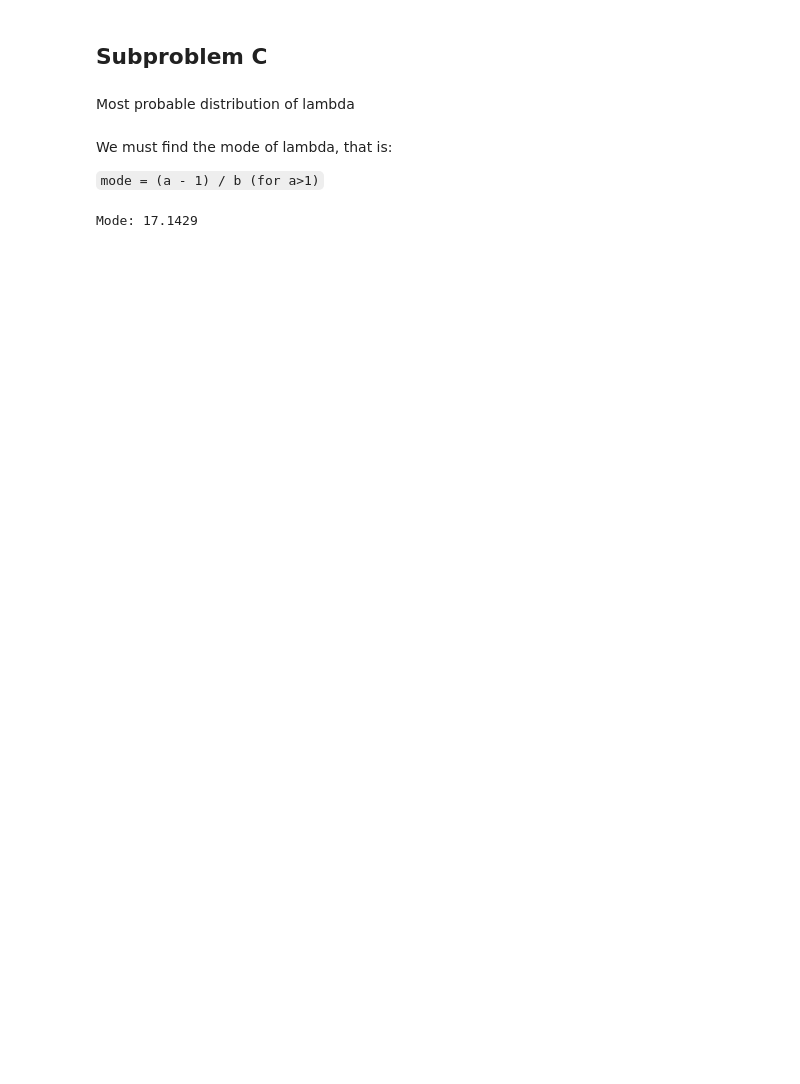
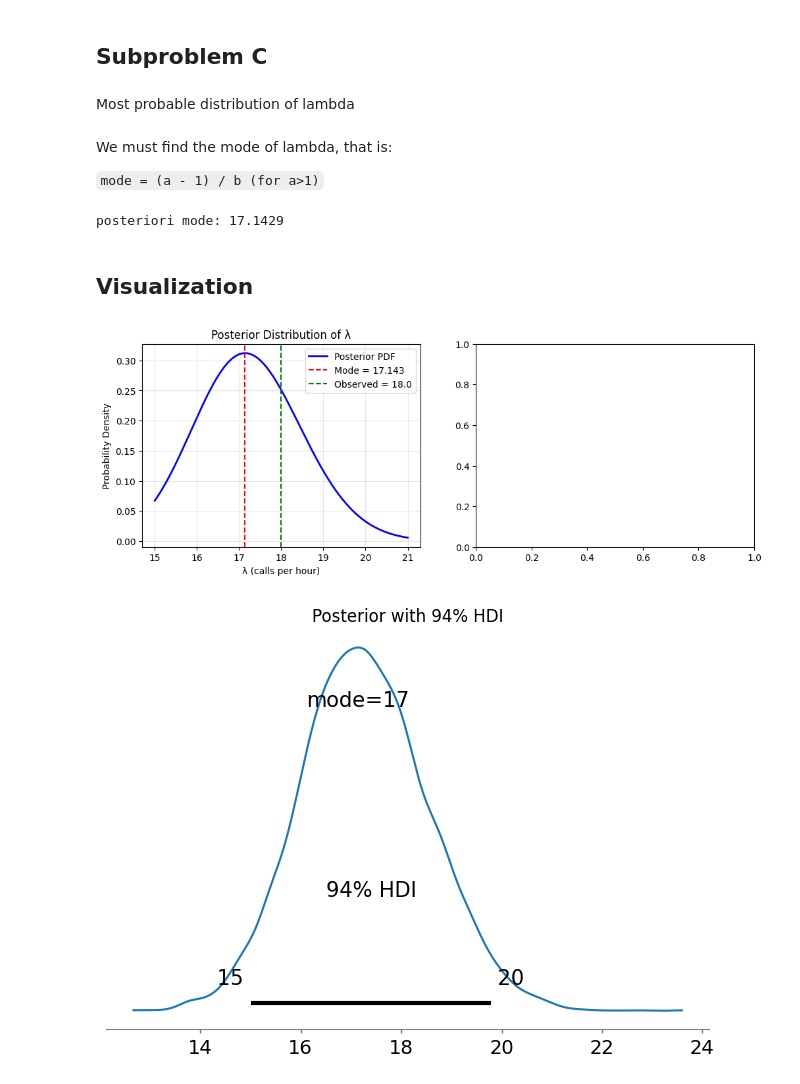
Before and after one commit to sky11fca/Bazon-Bogdan-PMP-2025, a Jupyter notebook: Lab06/exercise 2.ipynb, the cells around one changed output. Cells and saved outputs as stored; diff of their text form; code cells hidden in the pictures; blank space fills up the shorter version.

```diff
--- a/Lab06/exercise 2.ipynb
+++ b/Lab06/exercise 2.ipynb
@@ -58,8 +59,8 @@ a 94% Highest Density Interval
 # %% [markdown]
 **Generating samples for posteriori**
 # %%
-n_samples = 100000
-posteriori_samples = np.random.gamma(alpha_post, 1/beta_post, n_samples)
+np.random.seed(42)
+posteriori_samples = stats.gamma.rvs(alpha_post, scale=1/beta_post, size=10000)
 # %% [markdown]
 **computing 94% HDI**
 # %%
@@ -81,10 +82,36 @@ We must find the mode of lambda, that is:
 
 `mode = (a - 1) / b (for a>1)`
 # %%
-if alpha_post > 1:
-    mode = (alpha_post - 1) / beta_post
-    print(f"Mode: {mode:.4f}")
-else:
-    print("Mode not defined")
+posteriori_mode = (alpha_post - 1) / beta_post if alpha_post > 1 else 0
+print(f"posteriori mode: {posteriori_mode:.4f}")
 # %% [output]
-Mode: 17.1429
+posteriori mode: 17.1429
+# %% [markdown]
+## Visualization
+# %%
+plt.figure(figsize=(12, 4))
+
+# Posteriori Distribution
+plt.subplot(1, 2, 1)
+x = np.linspace(15, 21, 1000)
+pdf = stats.gamma.pdf(x, alpha_post, scale=1/beta_post)
+plt.plot(x, pdf, 'b-', linewidth=2, label='Posterior PDF')
+plt.axvline(posteriori_mode, color='r', linestyle='--', label=f'Mode = {posteriori_mode:.3f}')
+plt.axvline(observed_average, color='g', linestyle='--', label=f'Observed = {observed_average:.1f}')
+plt.xlabel('λ (calls per hour)')
+plt.ylabel('Probability Density')
+plt.title('Posterior Distribution of λ')
+plt.legend()
+plt.grid(True, alpha=0.3)
+
+# HDI visualization
+
+plt.subplot(1, 2, 2)
+az.plot_posterior(posteriori_samples, hdi_prob=0.94, point_estimate='mode')
+plt.title('Posterior with 94% HDI')
+
+plt.tight_layout()
+plt.show()
+# %% [output]
+[figure, added]
+[figure, added]
```
Also changed, not shown: parts of 4 cells of this notebook, 1 other file.
